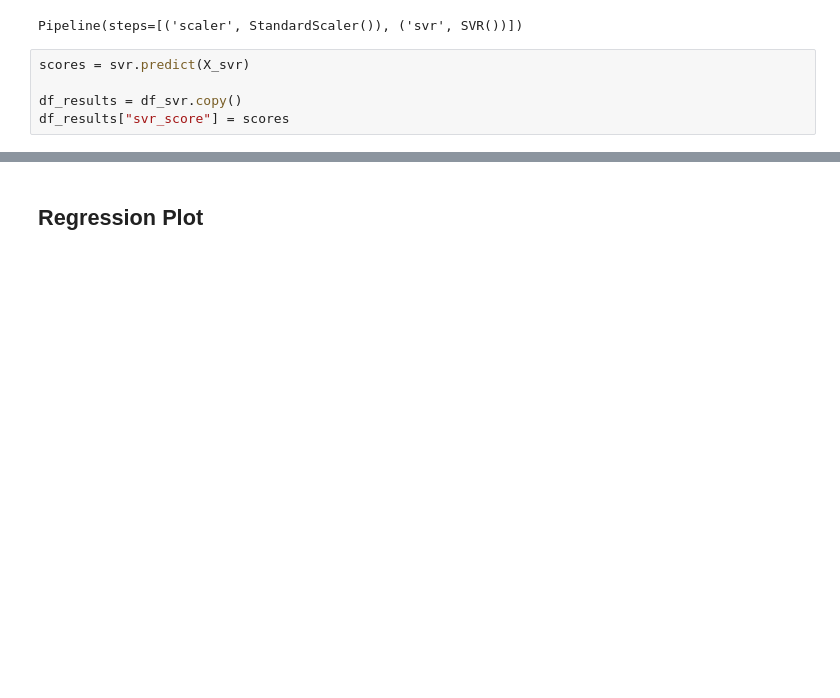
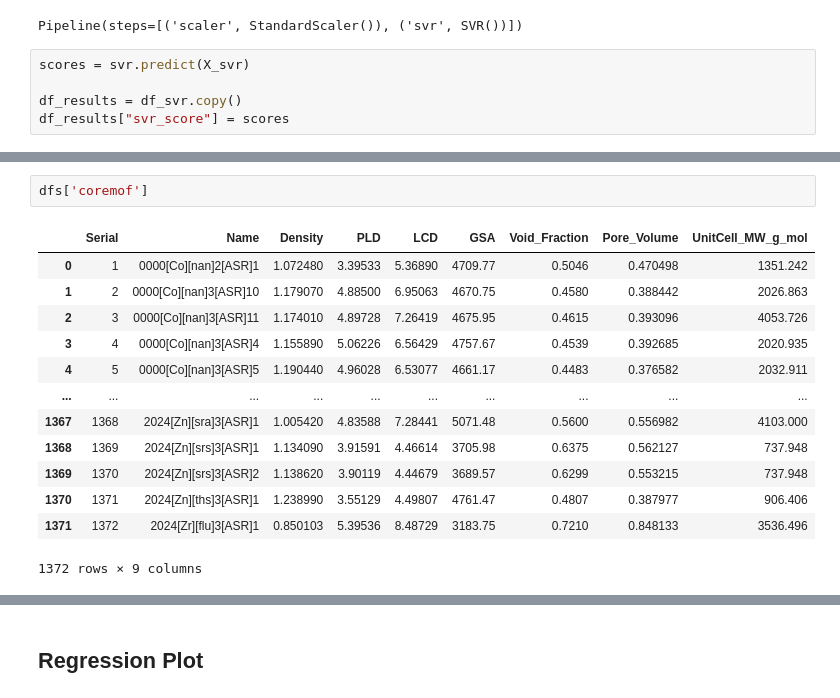
Before and after one commit to hasan-mansr/ML_Discovery_Metal-Organic_Adsorbents, a Jupyter notebook: Notebooks/2-Class-SVM.ipynb, the cells around one changed output, grey strips where cells are left out. Cells and saved outputs as stored; diff of their text form; blank space fills up the shorter version.

```diff
--- a/Notebooks/2-Class-SVM.ipynb
+++ b/Notebooks/2-Class-SVM.ipynb
@@ -569,3 +587,19 @@ df_results
 | 27 | 28 | 2020[ReAg][pts]3[ION]1 | 1.871540 | 2.29340 | 4.48602 | 3523.71 | 0.43650 | 0.233230 | 0.000000 | ... |
 | 28 | 29 | 2019[Cu][sql]2[ION]1 | 1.446130 | 2.94298 | 4.75381 | 4550.02 | 0.40488 | 0.279975 | 0.000000 | ... |
 | 29 | 30 | 2017[In][kgd]2[ION]1 | 1.499680 | 3.11886 | 4.87876 | 4467.34 | 0.38342 | 0.255668 | 0.000000 | ... |
+# %%
+dfs['coremof']
+# %% [output]
+|  | Serial | Name | Density | PLD | LCD | GSA | Void_Fraction | Pore_Volume | UnitCell_MW_g_mol |
+| 0 | 1 | 0000[Co][nan]2[ASR]1 | 1.072480 | 3.39533 | 5.36890 | 4709.77 | 0.5046 | 0.470498 | 1351.242 |
+| 1 | 2 | 0000[Co][nan]3[ASR]10 | 1.179070 | 4.88500 | 6.95063 | 4670.75 | 0.4580 | 0.388442 | 2026.863 |
+| 2 | 3 | 0000[Co][nan]3[ASR]11 | 1.174010 | 4.89728 | 7.26419 | 4675.95 | 0.4615 | 0.393096 | 4053.726 |
+| 3 | 4 | 0000[Co][nan]3[ASR]4 | 1.155890 | 5.06226 | 6.56429 | 4757.67 | 0.4539 | 0.392685 | 2020.935 |
+| 4 | 5 | 0000[Co][nan]3[ASR]5 | 1.190440 | 4.96028 | 6.53077 | 4661.17 | 0.4483 | 0.376582 | 2032.911 |
+| ... | ... | ... | ... | ... | ... | ... | ... | ... | ... |
+| 1367 | 1368 | 2024[Zn][sra]3[ASR]1 | 1.005420 | 4.83588 | 7.28441 | 5071.48 | 0.5600 | 0.556982 | 4103.000 |
+| 1368 | 1369 | 2024[Zn][srs]3[ASR]1 | 1.134090 | 3.91591 | 4.46614 | 3705.98 | 0.6375 | 0.562127 | 737.948 |
+| 1369 | 1370 | 2024[Zn][srs]3[ASR]2 | 1.138620 | 3.90119 | 4.44679 | 3689.57 | 0.6299 | 0.553215 | 737.948 |
+| 1370 | 1371 | 2024[Zn][ths]3[ASR]1 | 1.238990 | 3.55129 | 4.49807 | 4761.47 | 0.4807 | 0.387977 | 906.406 |
+| 1371 | 1372 | 2024[Zr][flu]3[ASR]1 | 0.850103 | 5.39536 | 8.48729 | 3183.75 | 0.7210 | 0.848133 | 3536.496 |
+1372 rows × 9 columns
```
Also changed, not shown: parts of 4 cells of this notebook, 3 other files.
